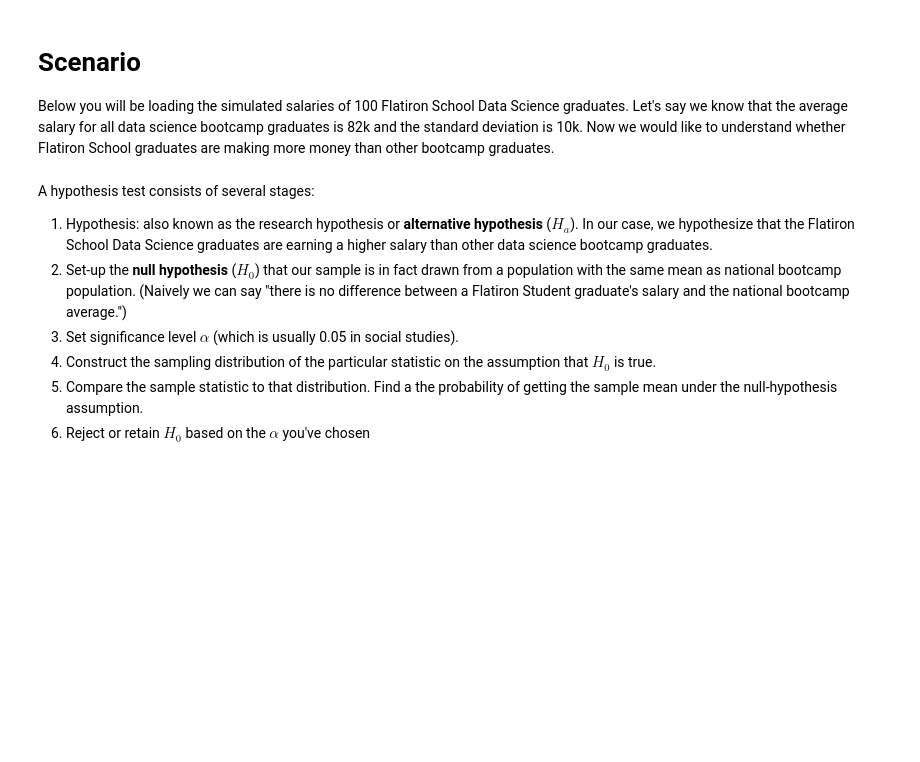
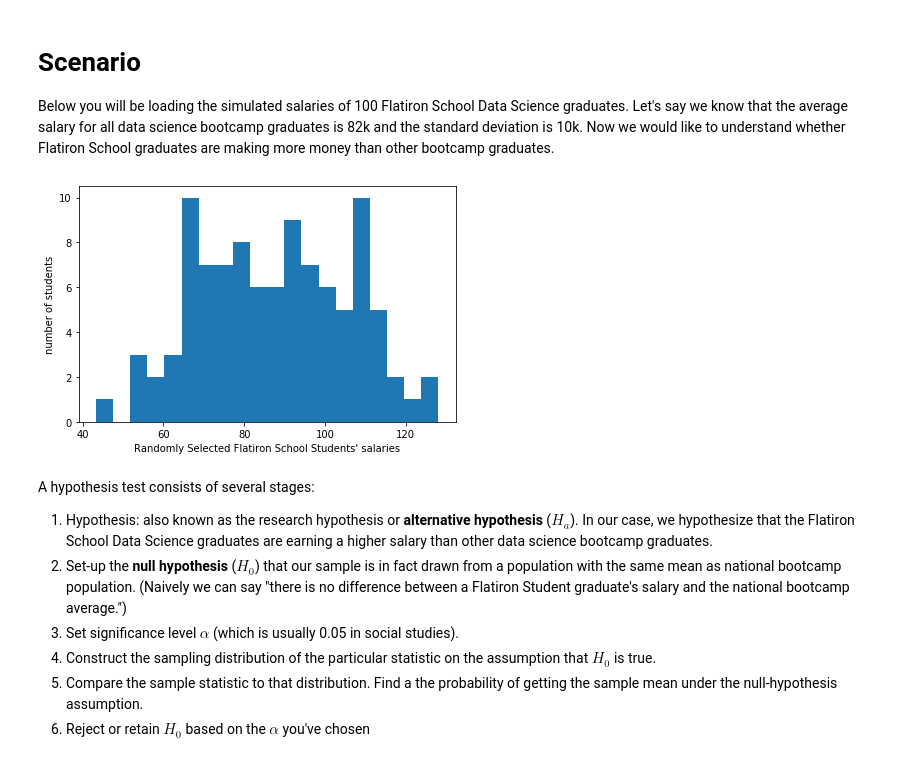
Before and after one commit to learn-co-students/hbs-ds-060120, a Jupyter notebook: module-2/day-2-hypothesis-testing/hypothesis_testing.ipynb, the cells around one changed output. Drawn from its saved outputs; the diff is of its cells as text; code cells hidden in the pictures; blank space fills up the shorter version.

```diff
--- a/module-2/day-2-hypothesis-testing/hypothesis_testing.ipynb
+++ b/module-2/day-2-hypothesis-testing/hypothesis_testing.ipynb
@@ -20,14 +20,18 @@ import scipy.stats as stats
 import matplotlib.pyplot as plt
 %matplotlib inline
 # %%
-sample = pd.read_pickle('flatiron_salary.pickle')
+sample = pd.read_pickle('data/flatiron_salary.pickle')
+# %%
+sample = sample * 1.05
 # %%
-plt.hist(sample)
+plt.hist(sample, bins=20)
 
 plt.xlabel("Randomly Selected Flatiron School Students' salaries")
 plt.ylabel('number of students')
 
 plt.tight_layout()
+# %% [output]
+[figure, added]
 # %% [markdown]
 A hypothesis test consists of several stages:
 
```
Also changed, not shown: parts of 16 cells of this notebook.
